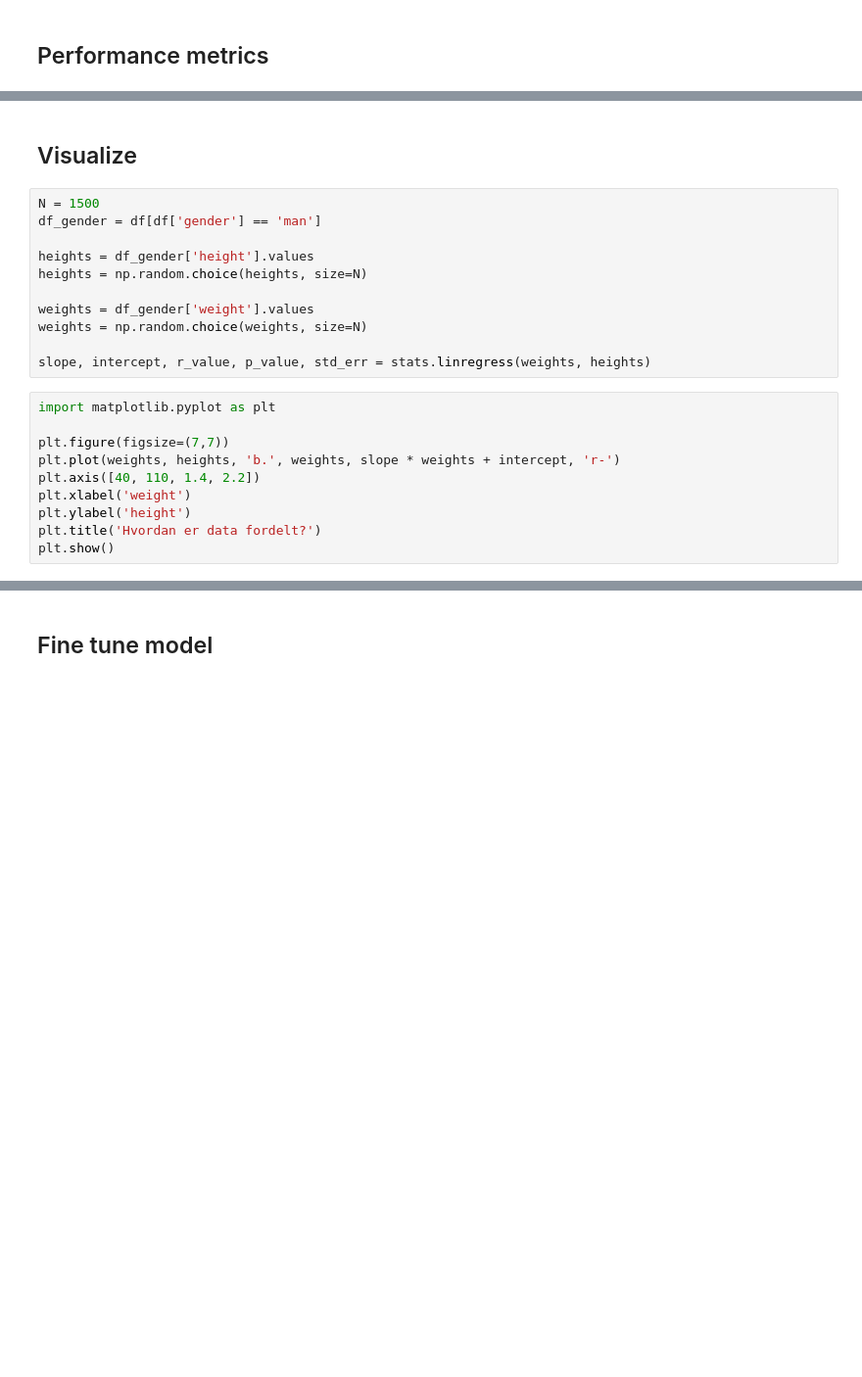
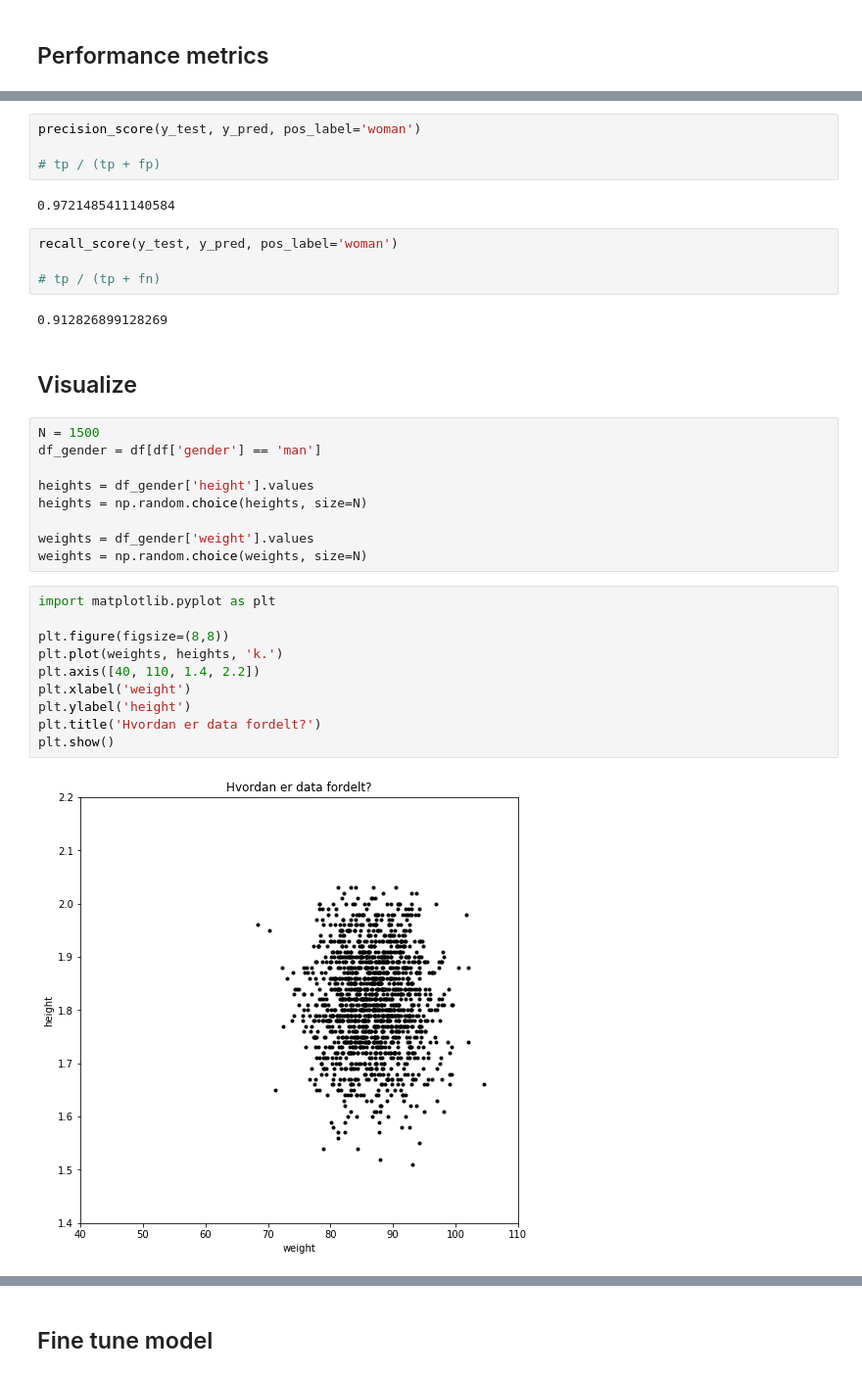
Before and after one commit to jessalfredsen/intro_to_machine_learning, a Jupyter notebook: kmeans.ipynb, the cells around one changed output, grey strips where cells are left out. Shown at 98% size. Saved outputs shown, nothing was run; the diff lists cells and outputs as text; blank space fills up the shorter version.

```diff
--- a/kmeans.ipynb
+++ b/kmeans.ipynb
@@ -159,3 +186,15 @@ print(sum(y_test == y_pred) / len(y_test))
+# %%
+precision_score(y_test, y_pred, pos_label='woman')
+
+# tp / (tp + fp)
+# %% [output]
+0.9721485411140584
+# %%
+recall_score(y_test, y_pred, pos_label='woman')
+
+# tp / (tp + fn)
+# %% [output]
+0.912826899128269
 # %% [markdown]
 ## Visualize
 # %%
@@ -167,16 +206,16 @@ heights = np.random.choice(heights, size=N)
 
 weights = df_gender['weight'].values
 weights = np.random.choice(weights, size=N)
-
-slope, intercept, r_value, p_value, std_err = stats.linregress(weights, heights)
 # %%
 import matplotlib.pyplot as plt
 
-plt.figure(figsize=(7,7))
-plt.plot(weights, heights, 'b.', weights, slope * weights + intercept, 'r-')
+plt.figure(figsize=(8,8))
+plt.plot(weights, heights, 'k.')
 plt.axis([40, 110, 1.4, 2.2])
 plt.xlabel('weight')
 plt.ylabel('height')
 plt.title('Hvordan er data fordelt?')
 plt.show()
+# %% [output]
+[figure, added]
 # %%
```
Also changed, not shown: parts of 12 cells of this notebook.
